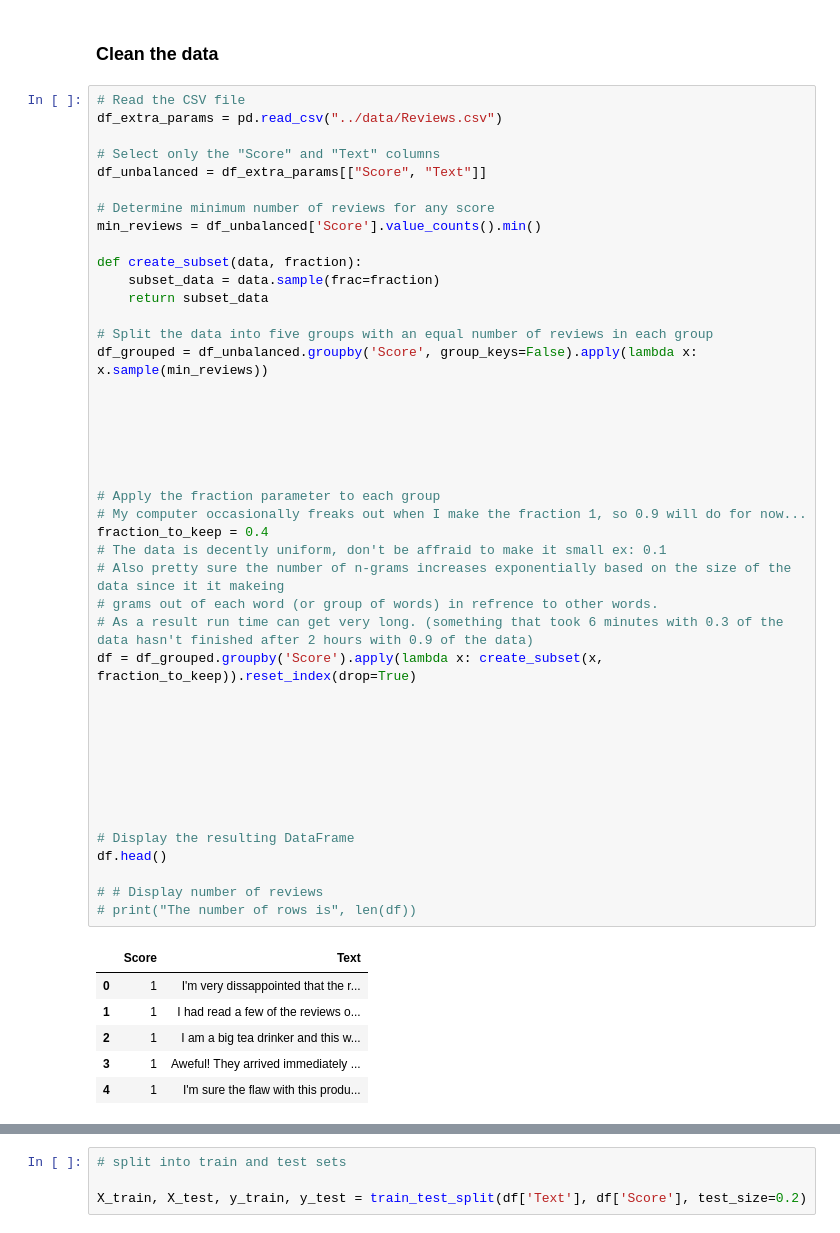
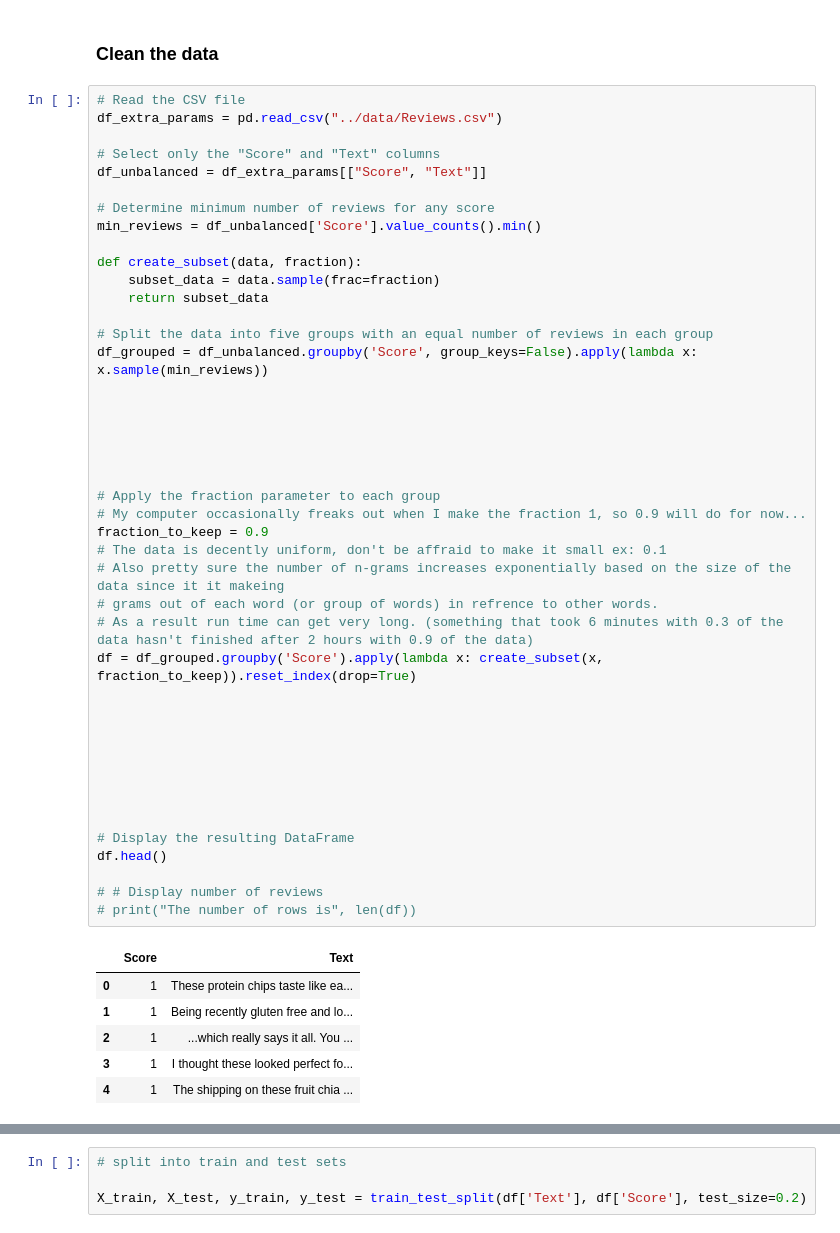
Before and after one commit to owenkutzscher/Data-Mining-Final-Project-NLP-RNN-Neural-Network, a Jupyter notebook: code/n-grams-analysis.ipynb, the cells around one changed output, grey strips where cells are left out. Drawn from its saved outputs; the diff is of its cells as text.

```diff
--- a/code/n-grams-analysis.ipynb
+++ b/code/n-grams-analysis.ipynb
@@ -68,39 +68,39 @@ def create_subset(data, fraction):
 # Split the data into five groups with an equal number of reviews in each group
 df_grouped = df_unbalanced.groupby('Score', group_keys=False).apply(lambda x: x.sample(min_reviews))
 
 
 
 
 
 
 # Apply the fraction parameter to each group
 # My computer occasionally freaks out when I make the fraction 1, so 0.9 will do for now...
-fraction_to_keep = 0.4
+fraction_to_keep = 0.9
 # The data is decently uniform, don't be affraid to make it small ex: 0.1
 # Also pretty sure the number of n-grams increases exponentially based on the size of the data since it it makeing
 # grams out of each word (or group of words) in refrence to other words.
 # As a result run time can get very long. (something that took 6 minutes with 0.3 of the data hasn't finished after 2 hours with 0.9 of the data)
 df = df_grouped.groupby('Score').apply(lambda x: create_subset(x, fraction_to_keep)).reset_index(drop=True)
 
 
 
 
 
 
 
 
 # Display the resulting DataFrame
 df.head()
 
 # # Display number of reviews
 # print("The number of rows is", len(df))
 # %% [output]
 |  | Score | Text |
-| 0 | 1 | I'm very dissappointed that the r... |
-| 1 | 1 | I had read a few of the reviews o... |
-| 2 | 1 | I am a big tea drinker and this w... |
-| 3 | 1 | Aweful! They arrived immediately ... |
-| 4 | 1 | I'm sure the flaw with this produ... |
+| 0 | 1 | These protein chips taste like ea... |
+| 1 | 1 | Being recently gluten free and lo... |
+| 2 | 1 | ...which really says it all. You ... |
+| 3 | 1 | I thought these looked perfect fo... |
+| 4 | 1 | The shipping on these fruit chia ... |
 # %%
 # Remove NaN values and lowercase the text
 df = df.dropna(subset=['Text']).copy()
```
Also changed, not shown: parts of 8 cells of this notebook, 1 other file.
